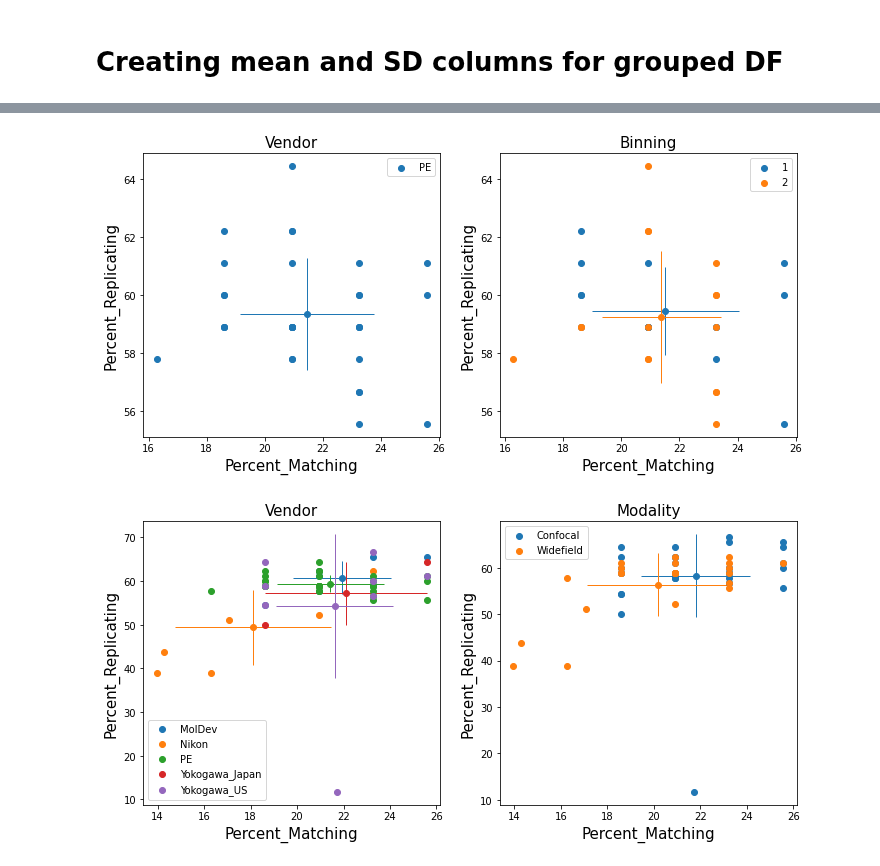
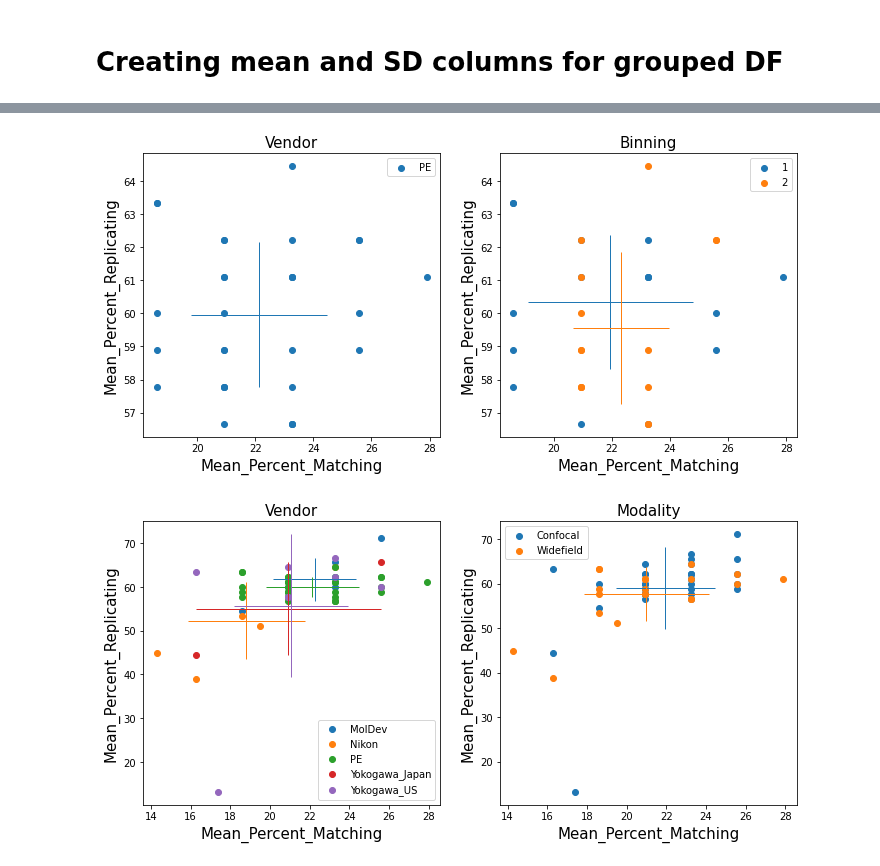
Before and after one commit to jump-cellpainting/jump-scope-analysis, a Jupyter notebook: group-plots.ipynb, the cells around one changed output, grey strips where cells are left out. Drawn from its saved outputs; the diff is of its cells as text; code cells hidden in the pictures.

```diff
--- a/group-plots.ipynb
+++ b/group-plots.ipynb
@@ -252,6 +255,14 @@ for i, _ax in zip(group_columns, ax.flatten()):
     try:
         group_df = find_group_avg_df(df_subset, i)
         group_plot(
+            df=df_subset,
+            x="Percent_Matching",
+            y="Percent_Replicating",
+            group=i,
+            fig=fig,
+            ax_=_ax
+        )
+        group_plot(
             df=group_df,
             x="Mean_Percent_Matching",
             y="Mean_Percent_Replicating",
@@ -261,51 +272,41 @@ for i, _ax in zip(group_columns, ax.flatten()):
             fig=fig,
             ax_=_ax
         )
-        group_plot(
-            df=df_subset,
-            x="Percent_Matching",
-            y="Percent_Replicating",
-            group=i,
-            fig=fig,
-            ax_=_ax,
-            legend=False
-        )
     except:
         fig.delaxes(_ax)
-fig.savefig("figures/PE-binning-only_sphering_TRUE.png")
+# fig.savefig("figures/PE-binning-only_sphering_TRUE.png")
 # %% [output]
-[figure, old version]
+[figure, new version]
 # %%
 group_columns = ["Vendor", "Modality", None]
 
 df_subset = match_rep_df[(~match_rep_df["Batch"].str.contains("siteSubSample")) & (match_rep_df["sphering"] == True)]
 
 subplots = np.arange(len(group_columns)).reshape(-1,3).shape
 fig, ax = plt.subplots(subplots[0], subplots[1], figsize=(15,5))
 for i, _ax in zip(group_columns, ax.flatten()):
     try:
         group_df = find_group_avg_df(df_subset, i)
         group_plot(
+            df=df_subset,
+            x="Percent_Matching",
+            y="Percent_Replicating",
+            group=i,
+            fig=fig,
+            ax_=_ax
+        )
+        group_plot(
             df=group_df,
             x="Mean_Percent_Matching",
             y="Mean_Percent_Replicating",
             group=i,
             error_x="SD_Percent_Matching",
             error_y="SD_Percent_Replicating",
             fig=fig,
             ax_=_ax
         )
-        group_plot(
-            df=df_subset,
-            x="Percent_Matching",
-            y="Percent_Replicating",
-            group=i,
-            fig=fig,
-            ax_=_ax,
-            legend=False
-        )
     except:
         fig.delaxes(_ax)
-fig.savefig("figures/modality-only_sphering_TRUE.png")
+# fig.savefig("figures/modality-only_sphering_TRUE.png")
 # %% [output]
-[figure, old version]
+[figure, new version]
```
Also changed, not shown: parts of 7 cells of this notebook, 56 other files.
